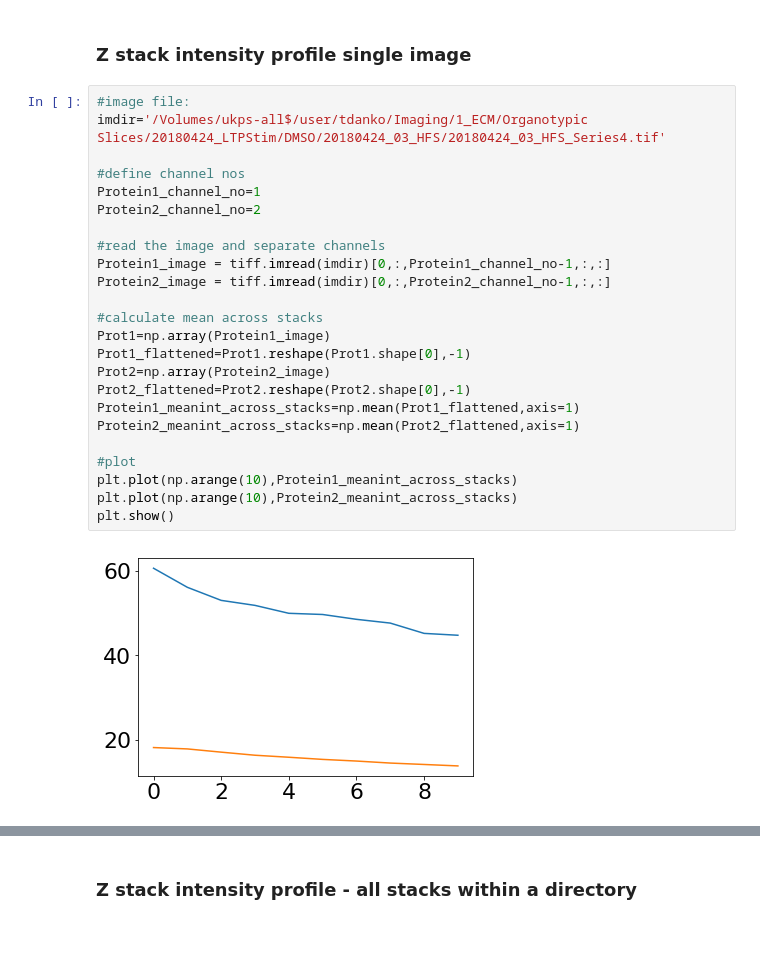
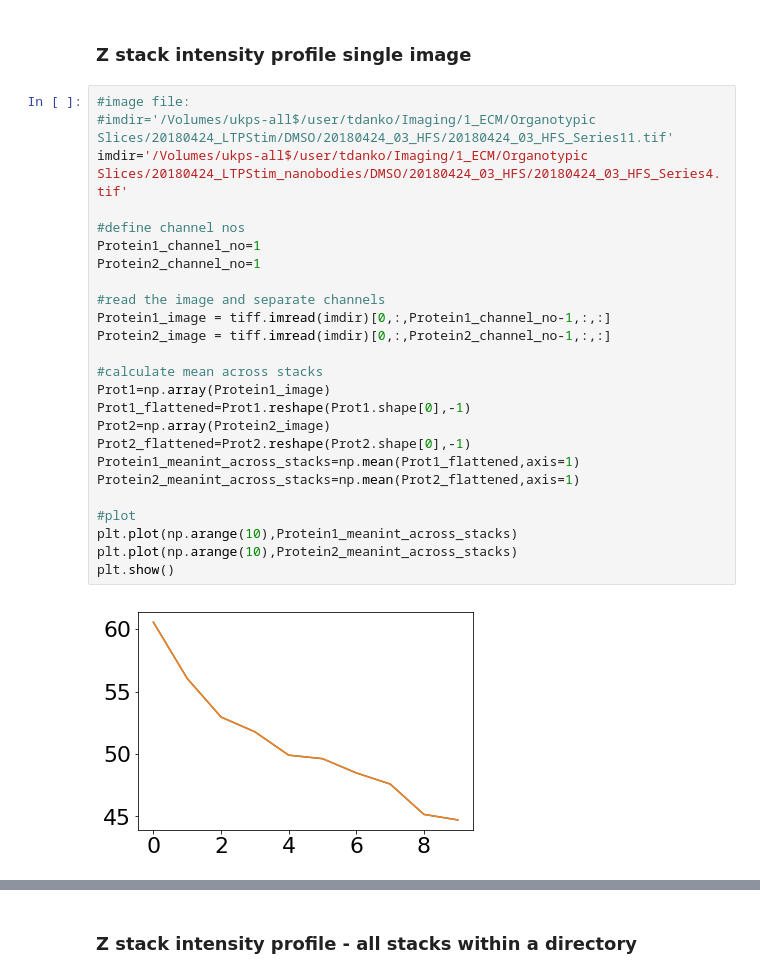
Before and after one commit to taldanko/Image_processing, a Jupyter notebook: Simple_Scrips.ipynb, the cells around one changed output, grey strips where cells are left out. Cells and saved outputs as stored; diff of their text form; blank space fills up the shorter version.

```diff
--- a/Simple_Scrips.ipynb
+++ b/Simple_Scrips.ipynb
@@ -41,27 +93,28 @@ plt.rcParams.update({'font.size': 22})
 ### Z stack intensity profile single image
 # %%
 #image file:
-imdir='/Volumes/ukps-all$/user/tdanko/Imaging/1_ECM/Organotypic Slices/20180424_LTPStim/DMSO/20180424_03_HFS/20180424_03_HFS_Series4.tif'
+#imdir='/Volumes/ukps-all$/user/tdanko/Imaging/1_ECM/Organotypic Slices/20180424_LTPStim/DMSO/20180424_03_HFS/20180424_03_HFS_Series11.tif'
+imdir='/Volumes/ukps-all$/user/tdanko/Imaging/1_ECM/Organotypic Slices/20180424_LTPStim_nanobodies/DMSO/20180424_03_HFS/20180424_03_HFS_Series4.tif'
 
 #define channel nos
 Protein1_channel_no=1
-Protein2_channel_no=2
+Protein2_channel_no=1
 
 #read the image and separate channels
 Protein1_image = tiff.imread(imdir)[0,:,Protein1_channel_no-1,:,:]
 Protein2_image = tiff.imread(imdir)[0,:,Protein2_channel_no-1,:,:]
 
 #calculate mean across stacks
 Prot1=np.array(Protein1_image)
 Prot1_flattened=Prot1.reshape(Prot1.shape[0],-1)
 Prot2=np.array(Protein2_image)
 Prot2_flattened=Prot2.reshape(Prot2.shape[0],-1)
 Protein1_meanint_across_stacks=np.mean(Prot1_flattened,axis=1)
 Protein2_meanint_across_stacks=np.mean(Prot2_flattened,axis=1)
 
 #plot
 plt.plot(np.arange(10),Protein1_meanint_across_stacks)
 plt.plot(np.arange(10),Protein2_meanint_across_stacks)
 plt.show()
 # %% [output]
-[figure, old version]
+[figure, new version]
```
Also changed, not shown: parts of 13 cells of this notebook.
